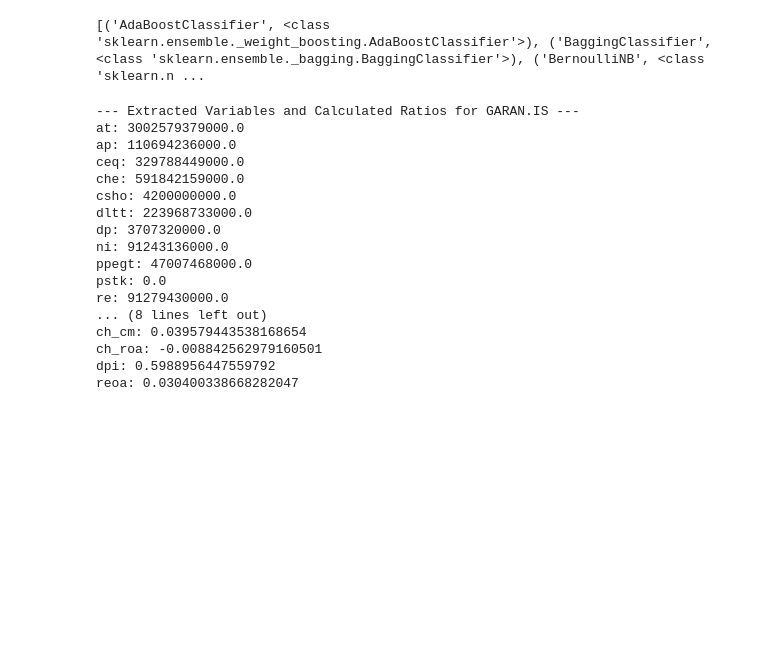
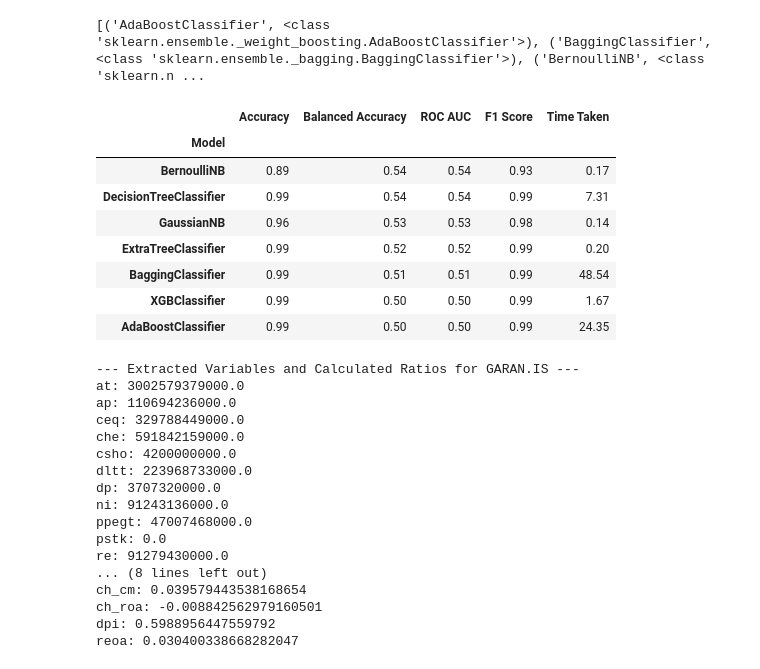
Before and after one commit to eerisken/econ-finance, a Jupyter notebook: accounting-fraud-detection/accounting_fraud_detection.ipynb, the cells around one changed output. Drawn from its saved outputs; the diff is of its cells as text; code cells hidden in the pictures; blank space fills up the shorter version.

```diff
--- a/accounting-fraud-detection/accounting_fraud_detection.ipynb
+++ b/accounting-fraud-detection/accounting_fraud_detection.ipynb
@@ -55,6 +55,18 @@ selected_classifiers = [XGBClassifier, DecisionTreeClassifier, ExtraTreeClassifi
 
 clf = LazyClassifier(predictions=True, classifiers=selected_classifiers)
 models, predictions = clf.fit(X_train, X_test, y_train, y_test)
+# %%
+models
+# %% [output]
+|  | Accuracy | Balanced Accuracy | ROC AUC | F1 Score | Time Taken |
+| Model |  |  |  |  |  |
+| BernoulliNB | 0.89 | 0.54 | 0.54 | 0.93 | 0.17 |
+| DecisionTreeClassifier | 0.99 | 0.54 | 0.54 | 0.99 | 7.31 |
+| GaussianNB | 0.96 | 0.53 | 0.53 | 0.98 | 0.14 |
+| ExtraTreeClassifier | 0.99 | 0.52 | 0.52 | 0.99 | 0.20 |
+| BaggingClassifier | 0.99 | 0.51 | 0.51 | 0.99 | 48.54 |
+| XGBClassifier | 0.99 | 0.50 | 0.50 | 0.99 | 1.67 |
+| AdaBoostClassifier | 0.99 | 0.50 | 0.50 | 0.99 | 24.35 |
 # %%
 import yfinance as yf
 import pandas as pd
```
